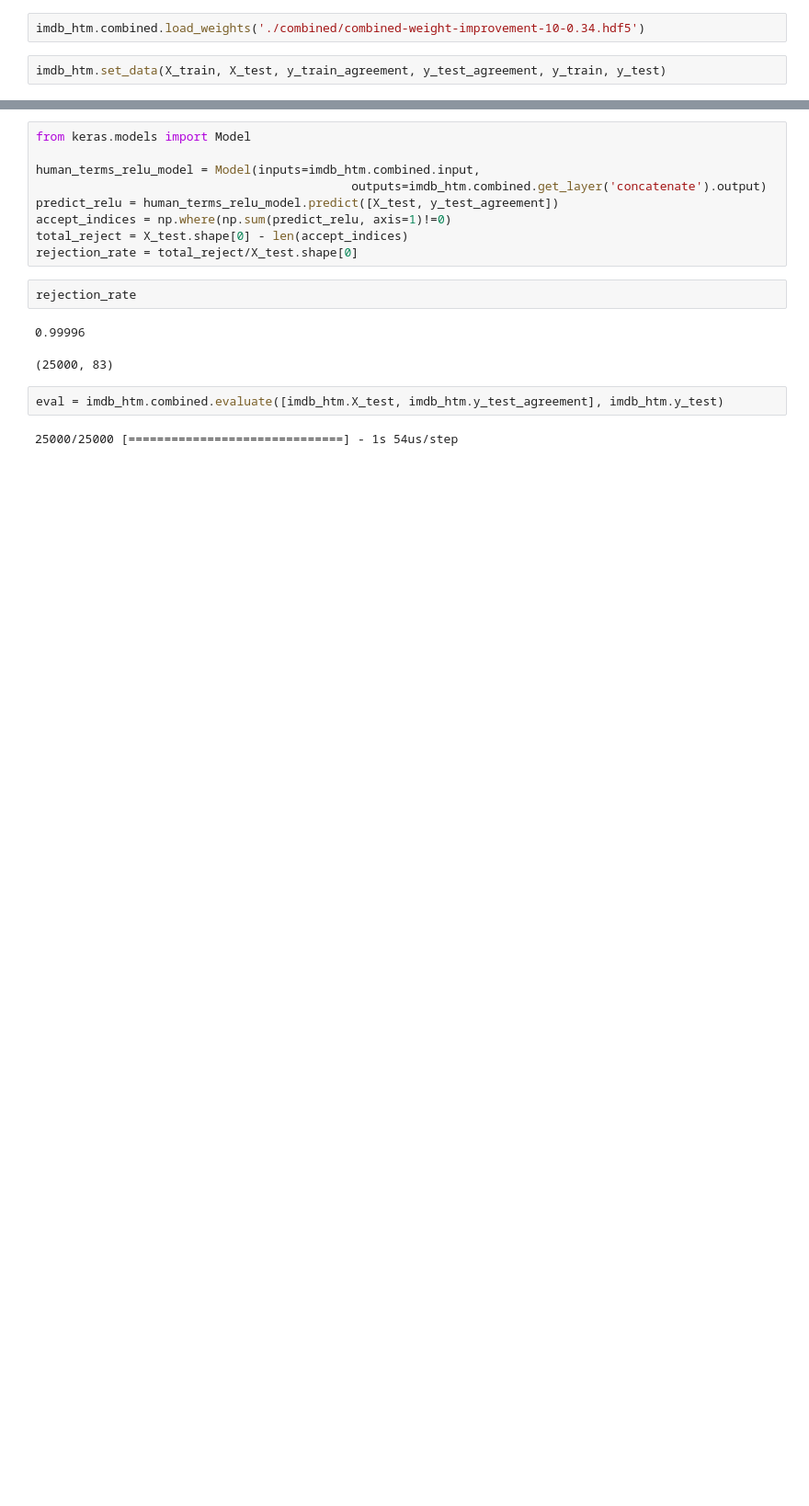
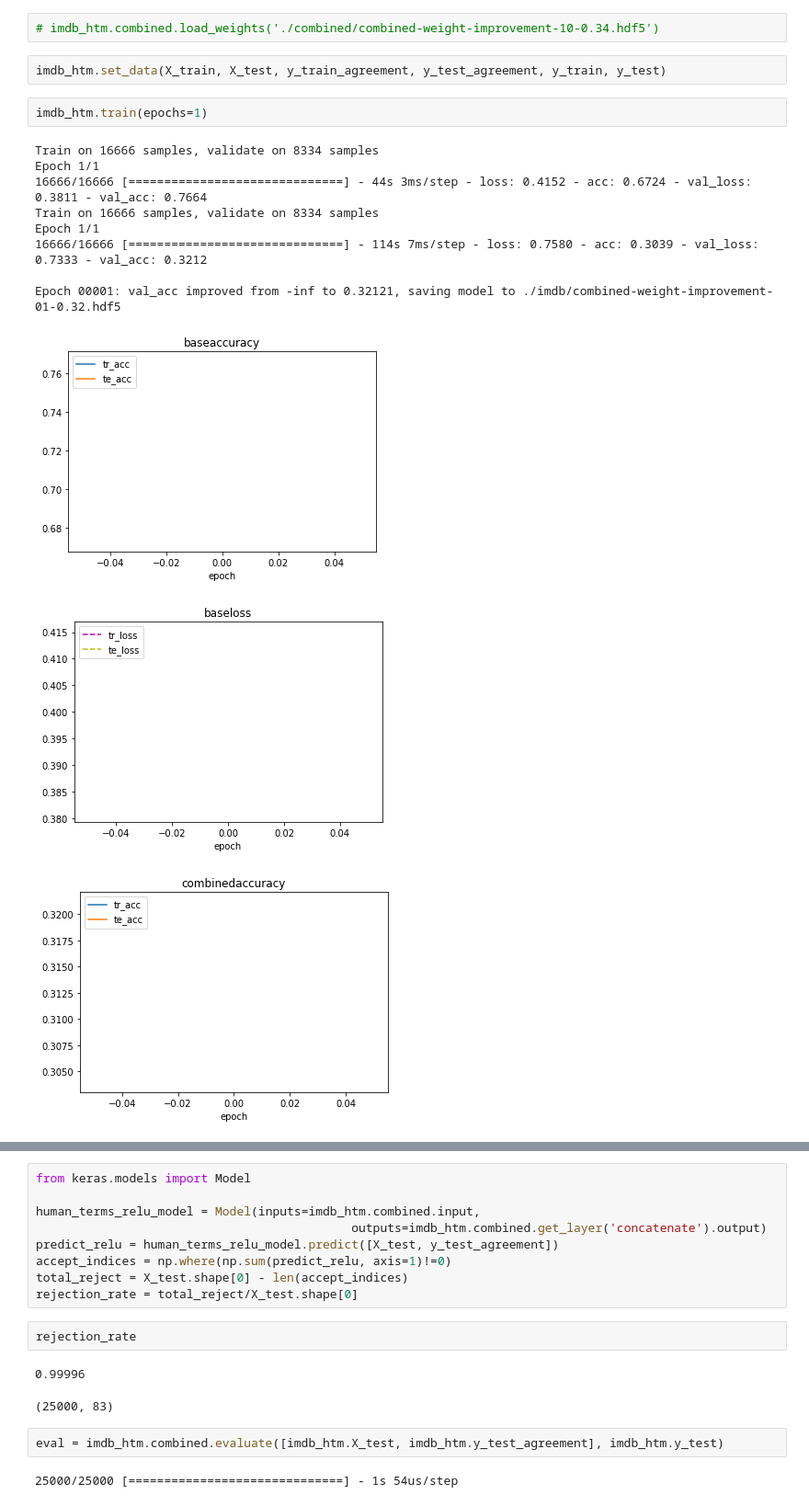
Before and after one commit to annekehdyt/text-transparency, a Jupyter notebook: Human-term based/Test Case IMDB.ipynb, the cells around one changed output, grey strips where cells are left out. Shown at 92% size. Drawn from its saved outputs; the diff is of its cells as text; blank space fills up the shorter version.

```diff
--- a/Human-term based/Test Case IMDB.ipynb
+++ b/Human-term based/Test Case IMDB.ipynb
@@ -48,6 +90,20 @@ Trainable params: 3,809
 Non-trainable params: 0
 __________________________________________________________________________________________________
 # %%
-imdb_htm.combined.load_weights('./combined/combined-weight-improvement-10-0.34.hdf5')
+# imdb_htm.combined.load_weights('./combined/combined-weight-improvement-10-0.34.hdf5')
 # %%
 imdb_htm.set_data(X_train, X_test, y_train_agreement, y_test_agreement, y_train, y_test)
+# %%
+imdb_htm.train(epochs=1)
+# %% [output]
+Train on 16666 samples, validate on 8334 samples
+Epoch 1/1
+16666/16666 [==============================] - 44s 3ms/step - loss: 0.4152 - acc: 0.6724 - val_loss: 0.3811 - val_acc: 0.7664
+Train on 16666 samples, validate on 8334 samples
+Epoch 1/1
+16666/16666 [==============================] - 114s 7ms/step - loss: 0.7580 - acc: 0.3039 - val_loss: 0.7333 - val_acc: 0.3212
+
+Epoch 00001: val_acc improved from -inf to 0.32121, saving model to ./imdb/combined-weight-improvement-01-0.32.hdf5
+[figure, added]
+[figure, added]
+[figure, added]
```
Also changed, not shown: parts of 14 cells of this notebook, 10 other files.
